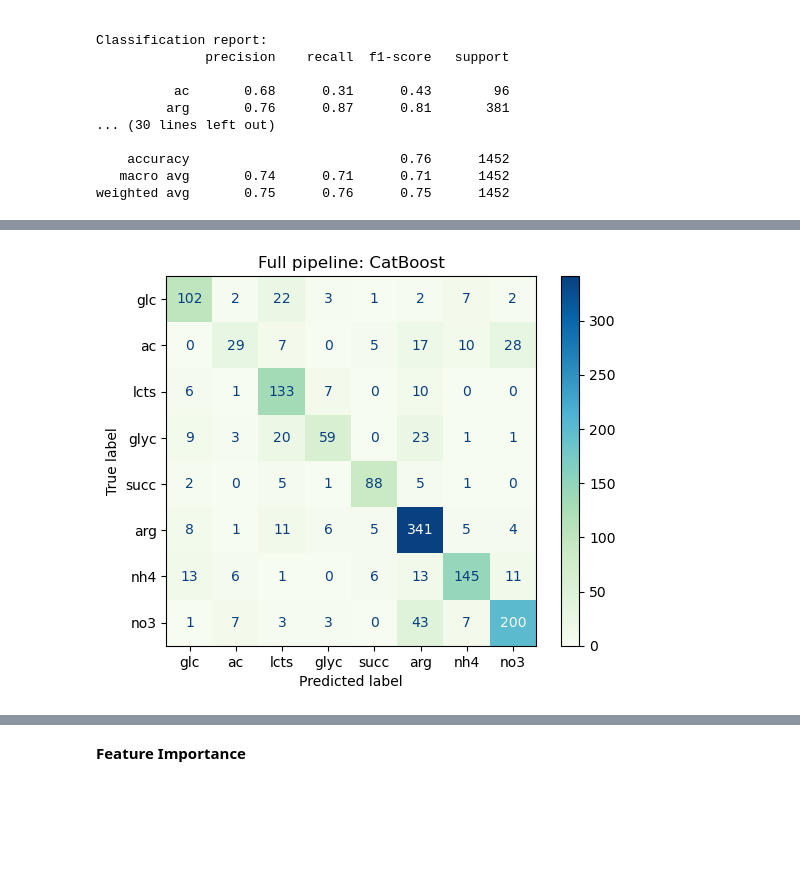
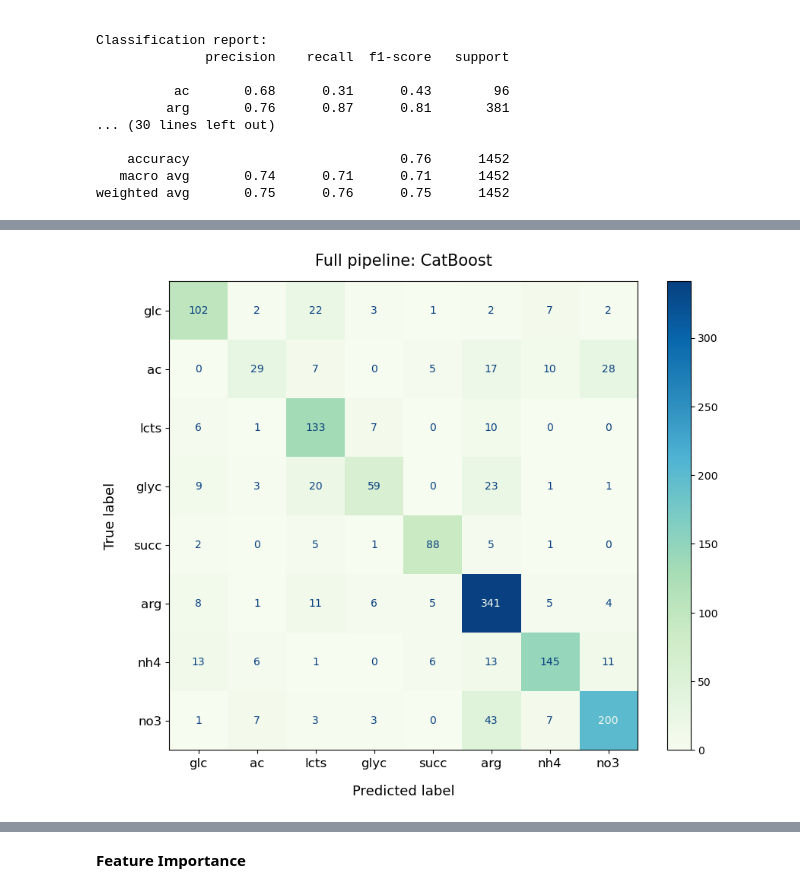
Before and after one commit to celasa/biomass_thesis, a Jupyter notebook: notebooks/052_tuning.ipynb, the cells around one changed output, grey strips where cells are left out. Drawn from its saved outputs; the diff is of its cells as text; code cells hidden in the pictures; blank space fills up the shorter version.

```diff
--- a/notebooks/052_tuning.ipynb
+++ b/notebooks/052_tuning.ipynb
@@ -929,14 +949,24 @@ plt.show()
 # %%
 env_order = ['glc', 'ac', 'lcts', 'glyc', 'succ', 'arg', 'nh4', 'no3']
 
 cm = confusion_matrix(y_test_source, cat_source_pred, labels=env_order)
 disp = ConfusionMatrixDisplay(cm, display_labels=env_order)
 
-disp.plot(cmap='GnBu')
-plt.title("Full pipeline: CatBoost")
+# disp.plot(cmap='GnBu')
+# plt.title("Full pipeline: CatBoost")
+# plt.show()
+
+
+fig, ax = plt.subplots(figsize=(10,8))
+disp.plot(cmap='GnBu', ax=ax)
+ax.set_title("Full pipeline: CatBoost", fontsize=15, pad=15)
+ax.set_xlabel("Predicted label", fontsize=13, labelpad=15)
+ax.set_ylabel("True label", fontsize=13, labelpad=15)
+ax.tick_params(axis="y", labelsize=12)
+ax.tick_params(axis="x", labelsize=12)
 plt.show()
 # %% [output]
-[figure, old version]
+[figure, new version]
 # %%
 rf_source_proba = make_prediction_proba(
     X_test,
```
Also changed, not shown: parts of 21 cells of this notebook, 7 other files.
